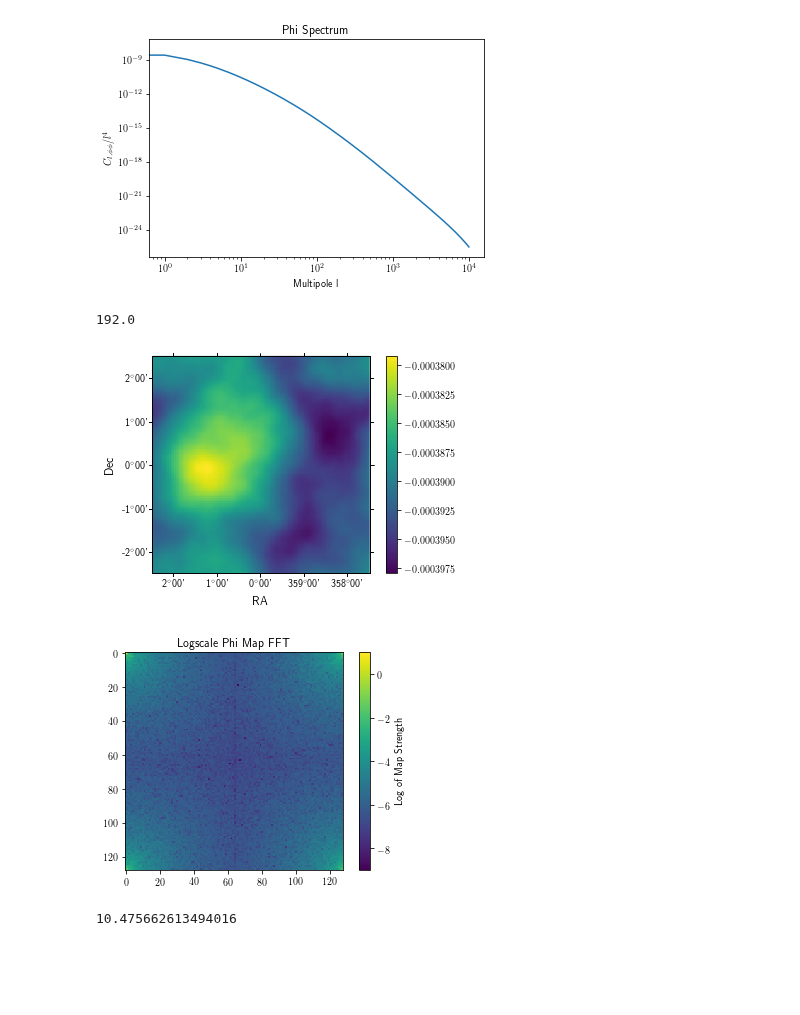
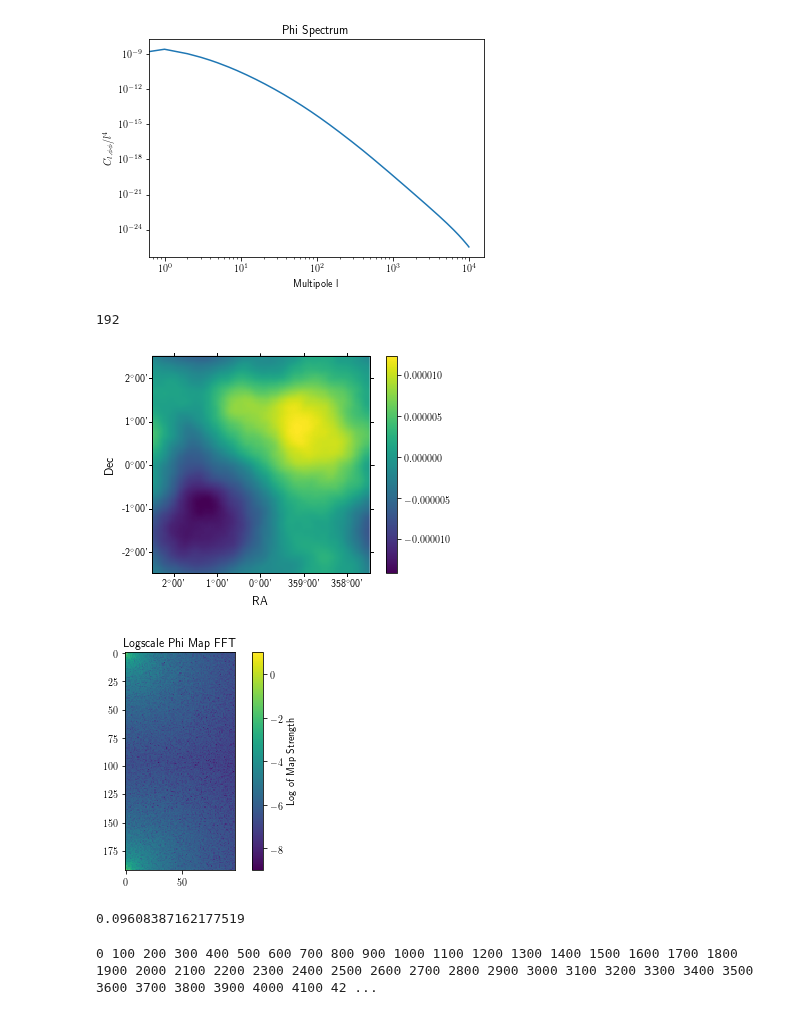
Before and after one commit to deepskies/DeepCMBsim, a Jupyter notebook: Phi Maps.ipynb, the cells around one changed output. Cells and saved outputs as stored; diff of their text form; code cells hidden in the pictures; blank space fills up the shorter version.

```diff
--- a/Phi Maps.ipynb
+++ b/Phi Maps.ipynb
@@ -52,3 +150,17 @@ clTE = clTEa /((l*(l+1)/(2*np.pi))) # Simple power-law power-spectrum
 clPP = clPPa / (l**4 * (2.726 * 1e6)**2) # Simple power-law power-spectrum, @vis: creates the 1D spectrum to draw from
 clPT = clPTa / (l**4) # Simple power-law power-spectrum
 cl_input = [clTT, clEE, clTE, clPP, clPT]
+clPP[0] = 0 #Testing setting the 0-mode to 0 to change the overall strength of the map
+# %%
+# Nord: what are the units on these axes?
+#X-axis is l, Y-axis I don't think has units?
+#Because CAMB says the units are microK^2, and then we divide out by microK^2 when normalizing
+
+
+plt.rc('text', usetex = True)
+plt.plot(clPPa)
+plt.title("Phi Spectrum")
+plt.xlabel("Multipole l")
+plt.ylabel("$C_{l, \phi \phi}/l^4$")
+plt.xscale("log")
+plt.yscale("log")
@@ -66,12 +180,12 @@ plt.ylabel("$C_{l, \phi \phi}/l^4$")
 plt.xscale("log")
 plt.yscale("log")
 # %% [output]
-[figure, old version]
+[figure, new version]
 # %%
 # Create the empty map object with the resolution that we want
 # Set parameters for empy map with resolution
 
-pixels = 128.
+pixels = 192.
 side = 5 #5 degrees
 reso = side/pixels
 
@@ -90,8 +204,9 @@ w.wcs.ctype = ["RA---AIR", "DEC--AIR"] # Airy projection
 # %%
 nx
 # Nord 2020/01/13: why is nx = 192, if pixels= 128 above?
+# Because I hadn't rerun it since making the change -SAU
 # %% [output]
-192.0
+192
 # %%
 # This is the map object that will be used to generate the fake CMB maps
 fmi = fm.FlatMapInfo(w, nx=nx, ny=ny, lx=side, ly=side)
@@ -102,24 +217,24 @@ phi_map = nmt.synfast_flat(int(fmi.nx),int(fmi.ny),fmi.lx_rad,fmi.ly_rad, [clPP]
 # %%
 fmi.view_map(phi_map[0].flatten())
 # %% [output]
-[figure, old version]
+[figure, new version]
 # %%
-phi_map_fft = np.fft.fft2(phi_map[0])
+phi_map_fft = np.fft.rfft2(phi_map[0])
 
 minimum = np.amin(abs(phi_map_fft))
 maximum = np.amax(abs(phi_map_fft))
 
 plt.imshow(np.log10(np.abs(phi_map_fft)), vmin=-9, vmax=1)
 plt.colorbar(label="Log of Map Strength")
 plt.title("Logscale Phi Map FFT")
 
-np.save("phi_map_fft", phi_map_fft)
+np.save("phi_map_fft_0-mode", phi_map_fft)
 # %% [output]
-[figure, old version]
+[figure, new version]
 # %%
 np.amax(abs(phi_map_fft))
 # %% [output]
-10.475662613494016
+0.09608387162177519
 # %%
 # Q: What is the difference between this data and the data in the previous cell?
 #SAU: This is the data after it's been loaded into the QuickLens structure.
@@ -139,6 +254,8 @@ while i < num_maps:
     if np.mod(i,100) == 0:
         print i,
     i+=1
+# %% [output]
+0 100 200 300 400 500 600 700 800 900 1000 1100 1200 1300 1400 1500 1600 1700 1800 1900 2000 2100 2200 2300 2400 2500 2600 2700 2800 2900 3000 3100 3200 3300 3400 3500 3600 3700 3800 3900 4000 4100 42 ...
 # %%
 np.save("./all_phi_map_fft", all_maps)
 # %%
```
Also changed, not shown: parts of 6 cells of this notebook.
